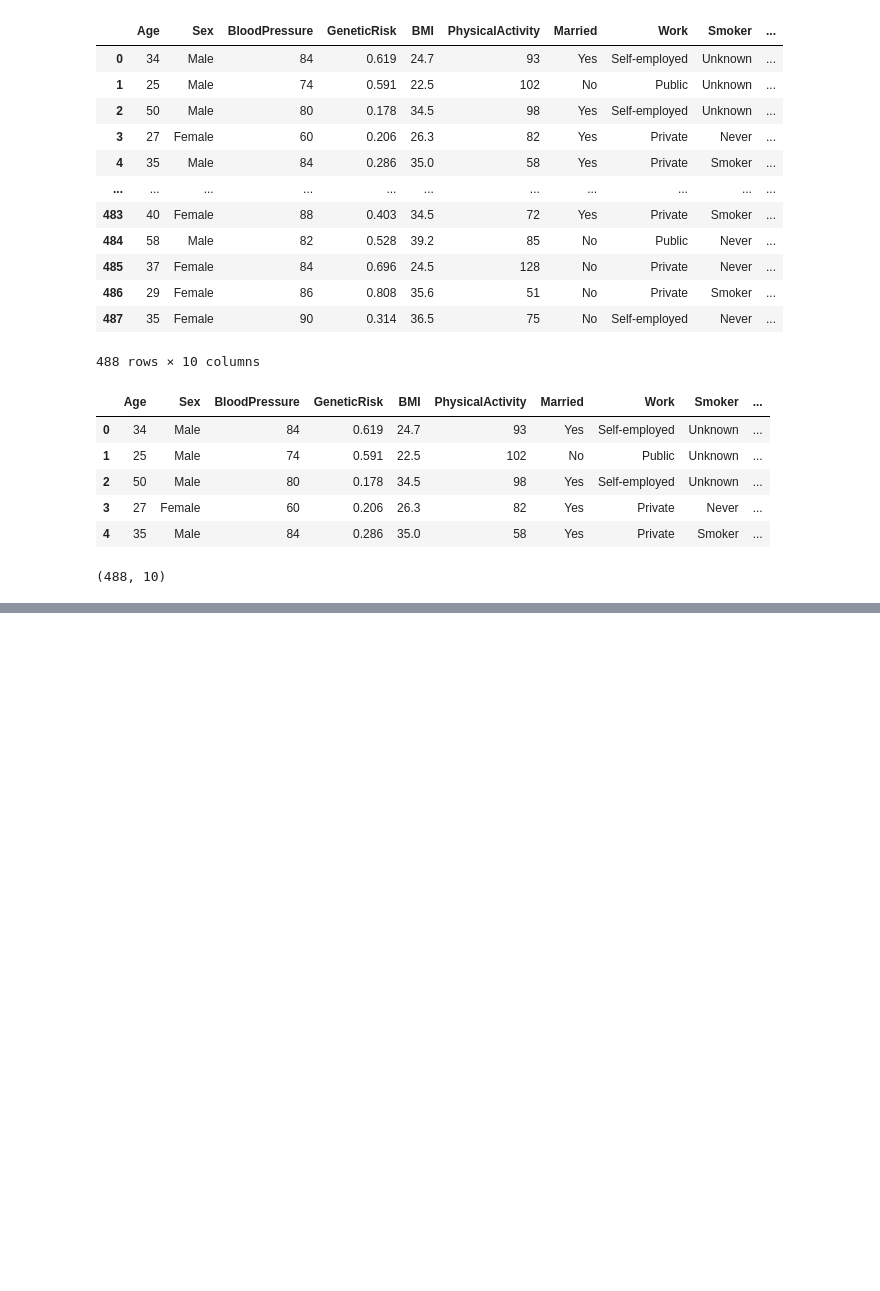
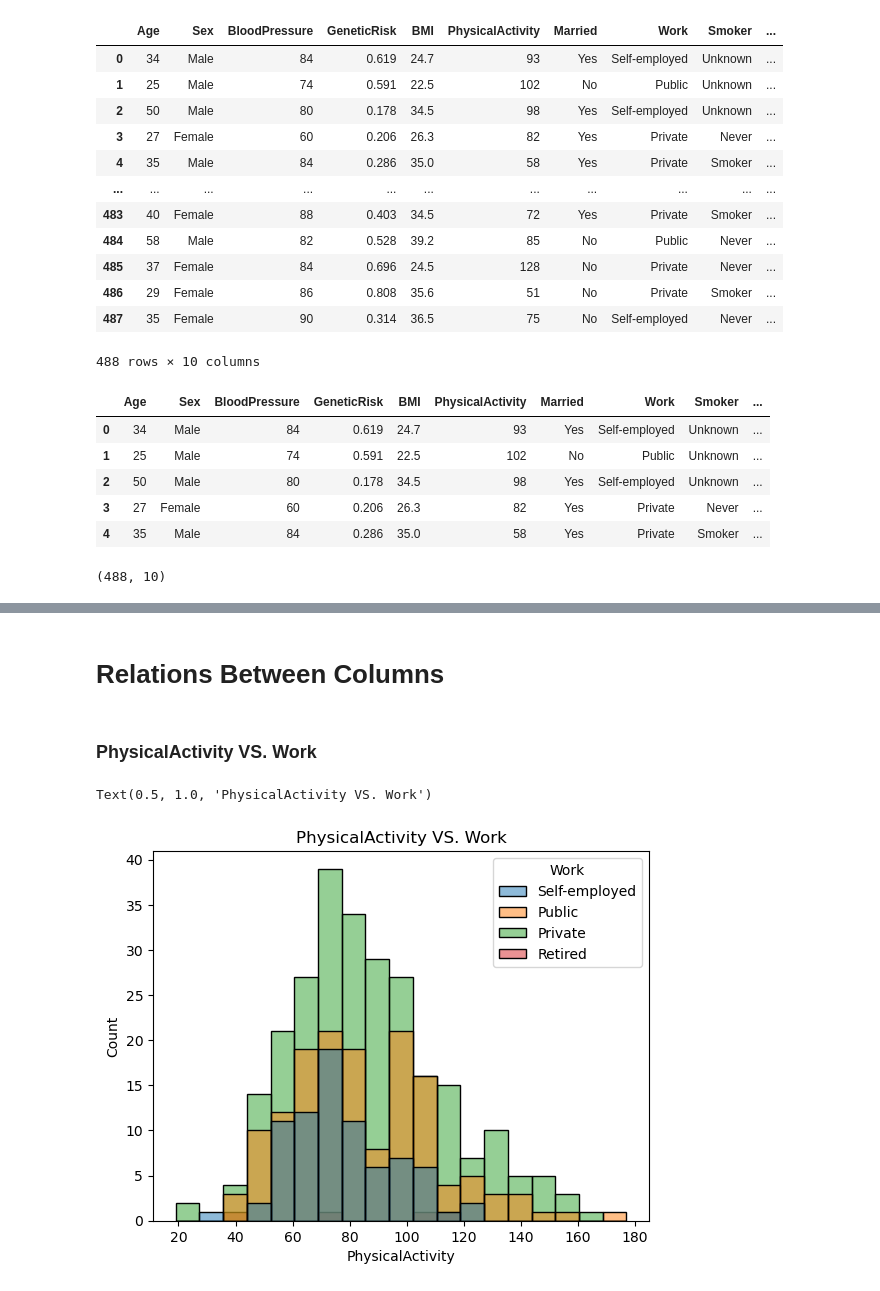
Before and after one commit to mohamd7ali/ML, a Jupyter notebook: PCA/PCA.ipynb, the cells around one changed output, grey strips where cells are left out. Saved outputs shown, nothing was run; the diff lists cells and outputs as text; code cells hidden in the pictures; blank space fills up the shorter version.

Commit message:
Add Relation Plots for Columns

```diff
--- a/PCA/PCA.ipynb
+++ b/PCA/PCA.ipynb
@@ -35,0 +53,12 @@ print(df.shape)
+# %%
+# Replace null values with appropriate values
+df['Age'].fillna(df['Age'].median(), inplace=True)
+df['Sex'].fillna(df['Sex'].mode()[0], inplace=True)
+df['BloodPressure'].fillna(df['BloodPressure'].mean(), inplace=True)
+df['GeneticRisk'].fillna(df['GeneticRisk'].mean(), inplace=True)
+df['BMI'].fillna(df['BMI'].mean(), inplace=True)
+df['PhysicalActivity'].fillna(df['PhysicalActivity'].mean(), inplace=True)
+df['Married'].fillna(df['Married'].mode()[0], inplace=True)
+df['Work'].fillna(df['Work'].mode()[0], inplace=True)
+df['Smoker'].fillna(df['Smoker'].mode()[0], inplace=True)
+df['Diabetes'].fillna(df['Diabetes'].mode()[0], inplace=True)
@@ -35,0 +80,10 @@ print(df.shape)
+# %% [markdown]
+# Relations Between Columns
+# %% [markdown]
+### PhysicalActivity VS. Work
+# %%
+sns.histplot(df,x='PhysicalActivity',hue='Work')
+plt.title('PhysicalActivity VS. Work')
+# %% [output]
+Text(0.5, 1.0, 'PhysicalActivity VS. Work')
+[figure, added]
```
Also changed, not shown: parts of 12 cells of this notebook, 1 other file.
